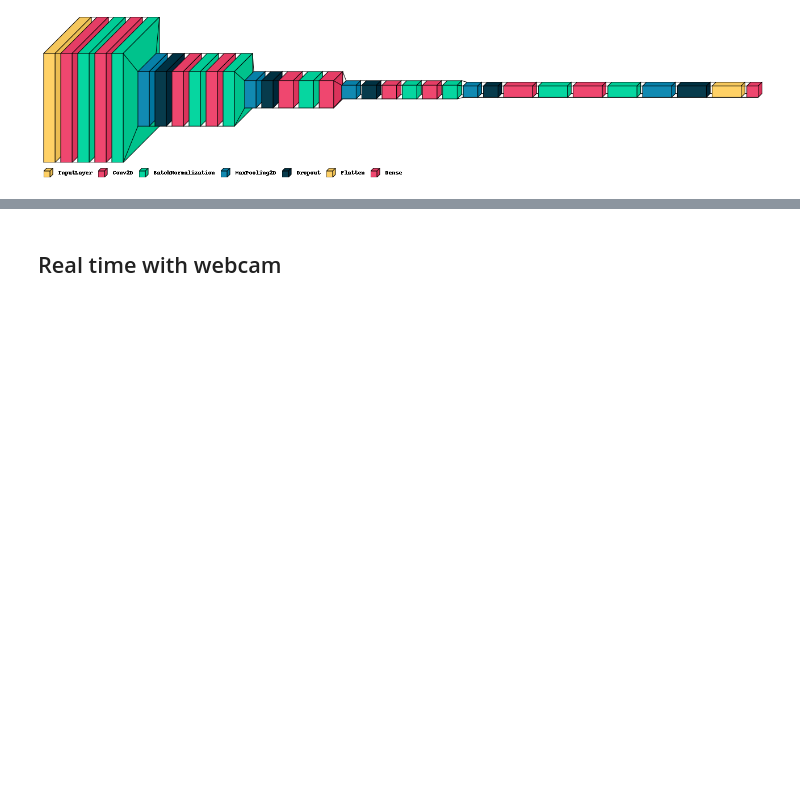
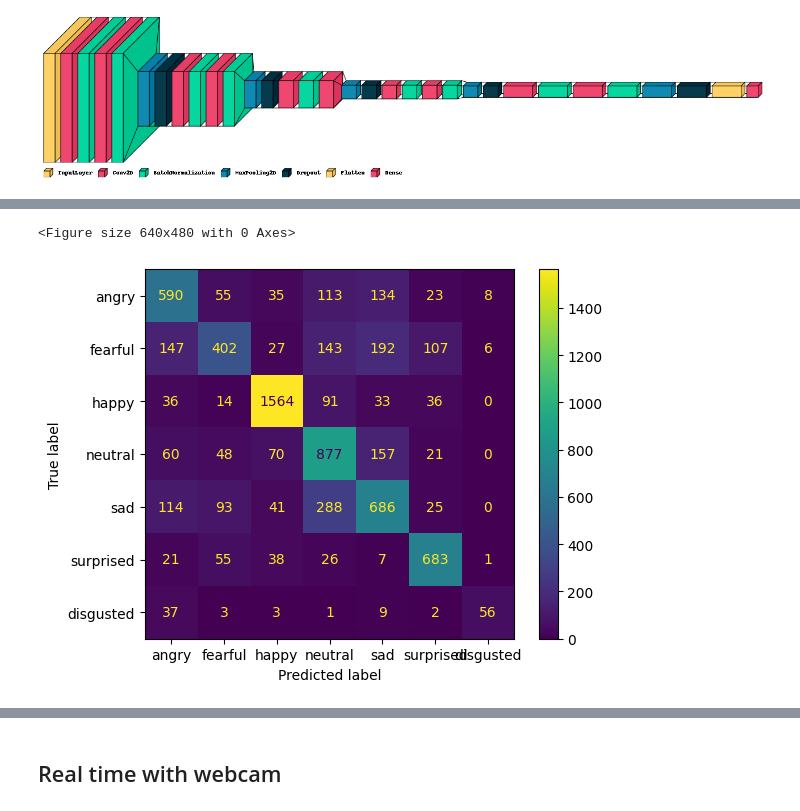
Before and after one commit to AryaKoureshi/Emotion-Detection, a Jupyter notebook: EmotionDetection.ipynb, the cells around one changed output, grey strips where cells are left out. Saved outputs shown, nothing was run; the diff lists cells and outputs as text; code cells hidden in the pictures; blank space fills up the shorter version.

```diff
--- a/EmotionDetection.ipynb
+++ b/EmotionDetection.ipynb
@@ -828,7 +860,7 @@ None
 # %%
 history = model.fit_generator(train_flow,
                               steps_per_epoch=len(x_train)/batchSize,
-                              epochs=100,
+                              epochs=45,
                               verbose=1,
                               validation_data=test_flow)
 # %% [output]
@@ -885,5 +920,12 @@ score = model.evaluate(x_test,
                        y_test,
                        verbose=0)
 
+y_pred = model.predict(x_test)
+y_true_labels = np.argmax(y_test, axis=1)
+y_pred_labels = np.argmax(y_pred, axis=1)
+cm = confusion_matrix(y_true_labels, y_pred_labels)
+print("Confusion Matrix:")
+print(cm)
+
 # Print test accuracy
 print('\n', 'Test accuracy:', score[1])
@@ -889,0 +945,10 @@ print('\n', 'Test accuracy:', score[1])
+# %%
+plt.figure()
+cm = confusion_matrix(np.argmax(y_test, axis=1), np.argmax(y_pred, axis=1))
+color = 'white'
+disp = ConfusionMatrixDisplay(confusion_matrix=cm, display_labels=["angry", "fearful", "happy", "neutral", "sad", "surprised", "disgusted"])
+disp.plot()
+plt.show()
+# %% [output]
+<Figure size 640x480 with 0 Axes>
+[figure, added]
```
Also changed, not shown: parts of 19 cells of this notebook.
